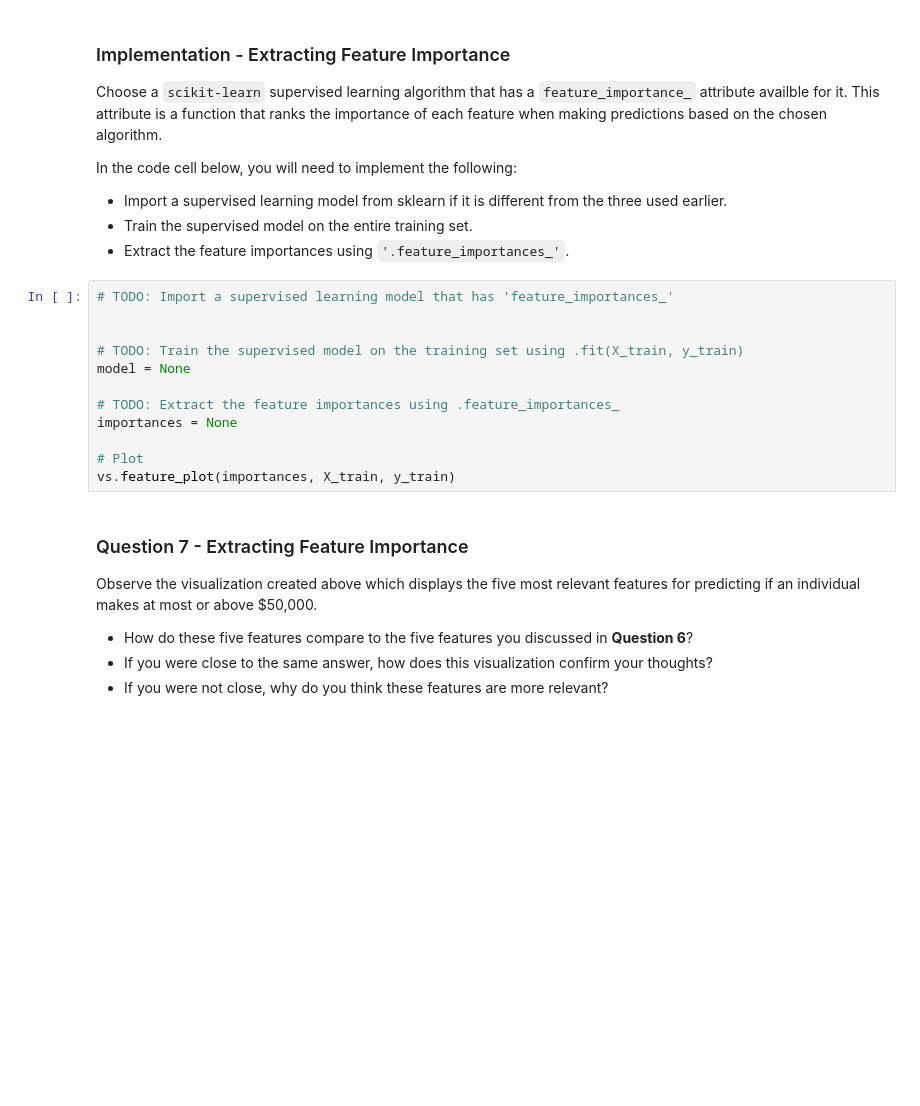
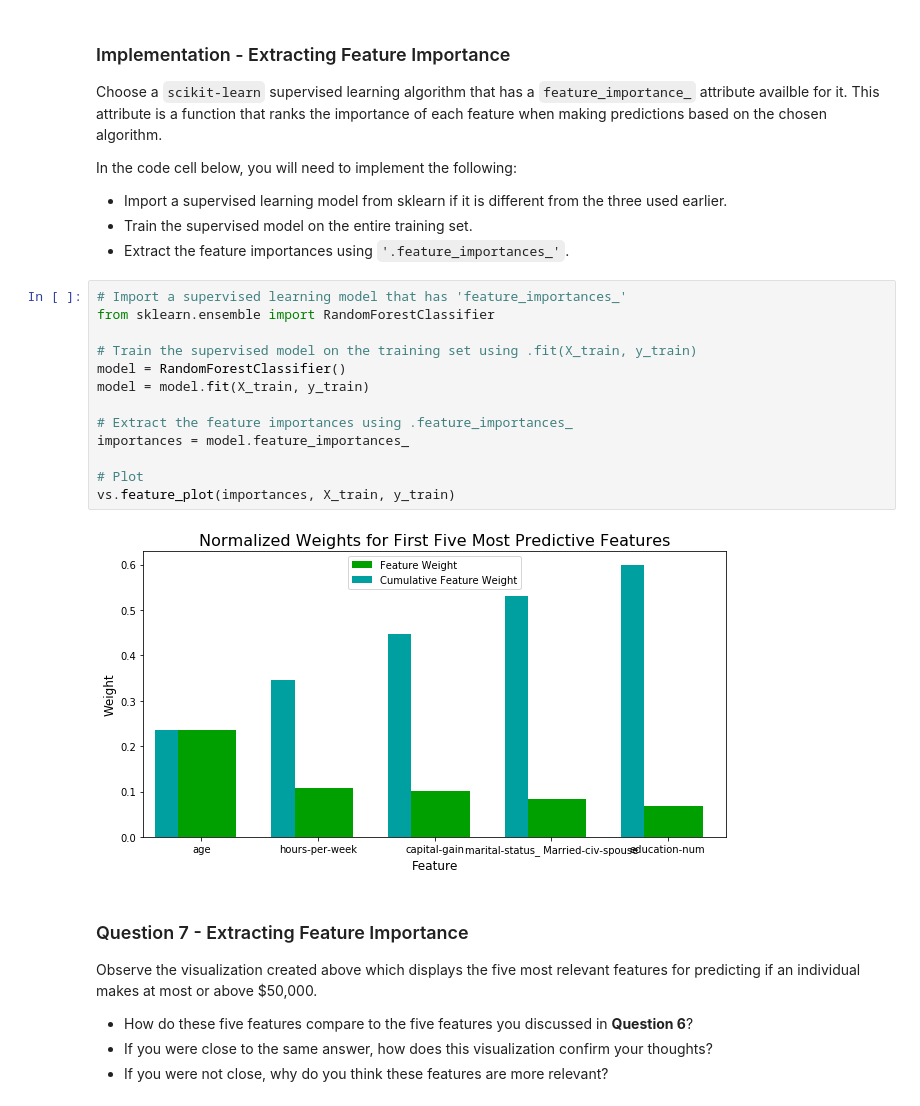
Before and after one commit to machinelearningnanodegree/machine-learning, a Jupyter notebook: projects/finding_donors/finding_donors.ipynb, the cells around one changed output. Drawn from its saved outputs; the diff is of its cells as text; blank space fills up the shorter version.

```diff
--- a/projects/finding_donors/finding_donors.ipynb
+++ b/projects/finding_donors/finding_donors.ipynb
@@ -489,17 +548,20 @@ In the code cell below, you will need to implement the following:
  - Train the supervised model on the entire training set.
  - Extract the feature importances using `'.feature_importances_'`.
 # %%
-# TODO: Import a supervised learning model that has 'feature_importances_'
+# Import a supervised learning model that has 'feature_importances_'
+from sklearn.ensemble import RandomForestClassifier
 
+# Train the supervised model on the training set using .fit(X_train, y_train)
+model = RandomForestClassifier()
+model = model.fit(X_train, y_train)
 
-# TODO: Train the supervised model on the training set using .fit(X_train, y_train)
-model = None
-
-# TODO: Extract the feature importances using .feature_importances_
-importances = None
+# Extract the feature importances using .feature_importances_
+importances = model.feature_importances_
 
 # Plot
 vs.feature_plot(importances, X_train, y_train)
+# %% [output]
+[figure, added]
 # %% [markdown]
 ### Question 7 - Extracting Feature Importance
 
```
Also changed, not shown: parts of 11 cells of this notebook.
